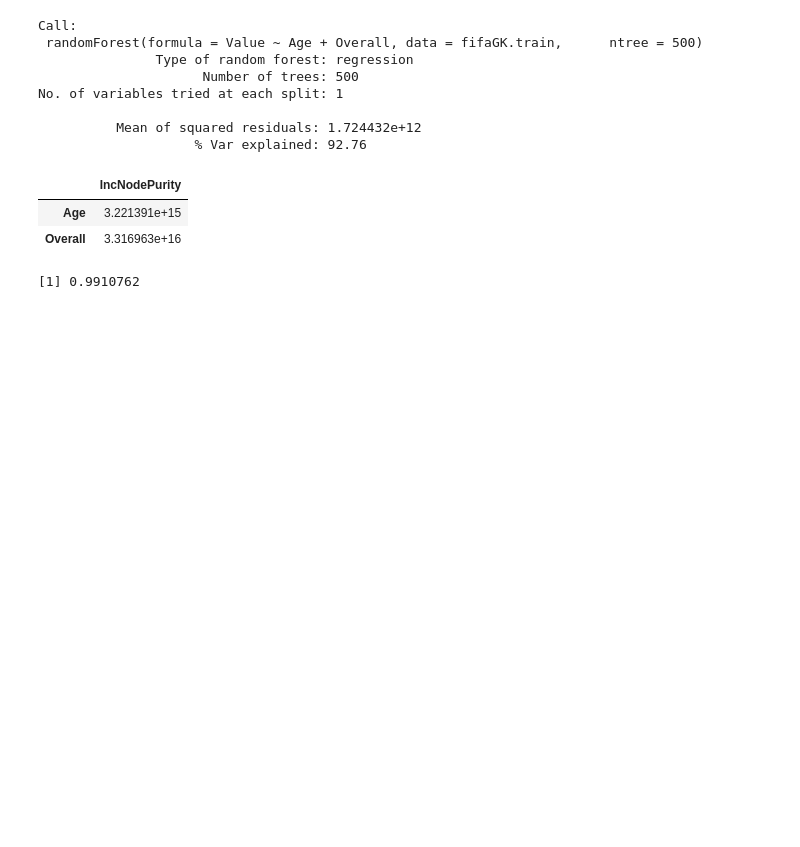
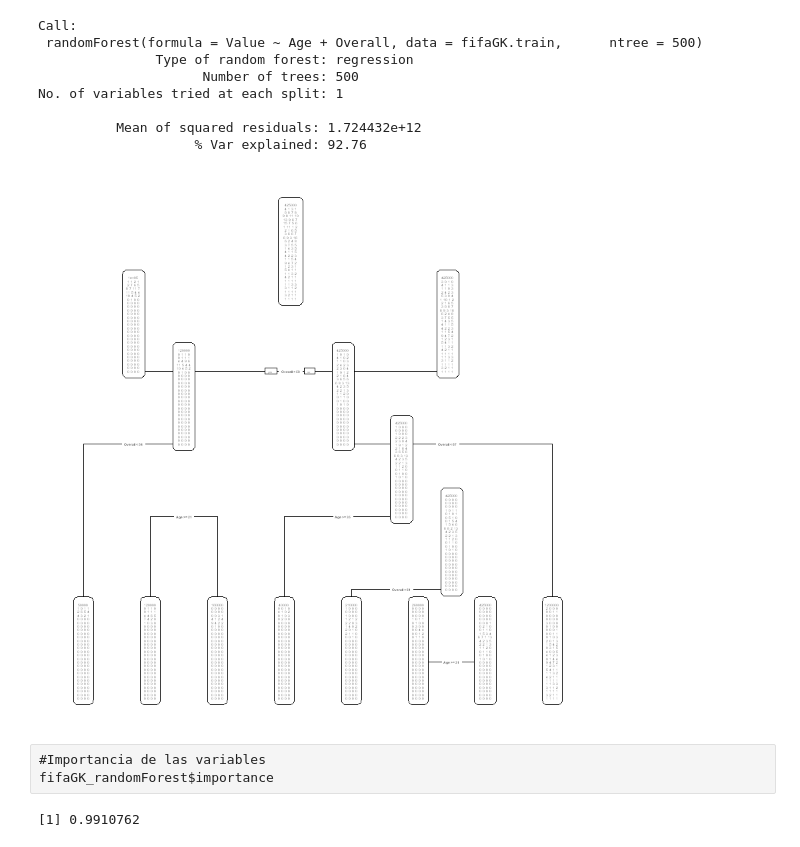
Before and after one commit to LauraRodriguezCanova/MachineLearning, a Jupyter notebook: TallerMachineLearning_DevIT.ipynb, the cells around one changed output. Saved outputs shown, nothing was run; the diff lists cells and outputs as text; code cells hidden in the pictures; blank space fills up the shorter version.

```diff
--- a/TallerMachineLearning_DevIT.ipynb
+++ b/TallerMachineLearning_DevIT.ipynb
@@ -941,13 +942,16 @@ No. of variables tried at each split: 1
 
           Mean of squared residuals: 1.724432e+12
                     % Var explained: 92.76
-# %%
-#Importancia de las variables
-fifaGK_randomForest$importance
-# %% [output]
-|  | IncNodePurity |
-| Age | 3.221391e+15 |
-| Overall | 3.316963e+16 |
+# %%
+library(rpart)
+library(rpart.plot)
+fit <- rpart(Value~ Age + Overall, data = fifaGK.test, method = 'class')
+rpart.plot(fit, extra = 1, trace=-1)
+# %% [output]
+[figure, added]
+# %% [raw]
+#Importancia de las variables
+fifaGK_randomForest$importance
 # %%
 #Predicción
 y_fifaGK_predict <- predict(fifaGK_randomForest, fifaGK.train)
```
Also changed, not shown: parts of 6 cells of this notebook, 1 other file.
